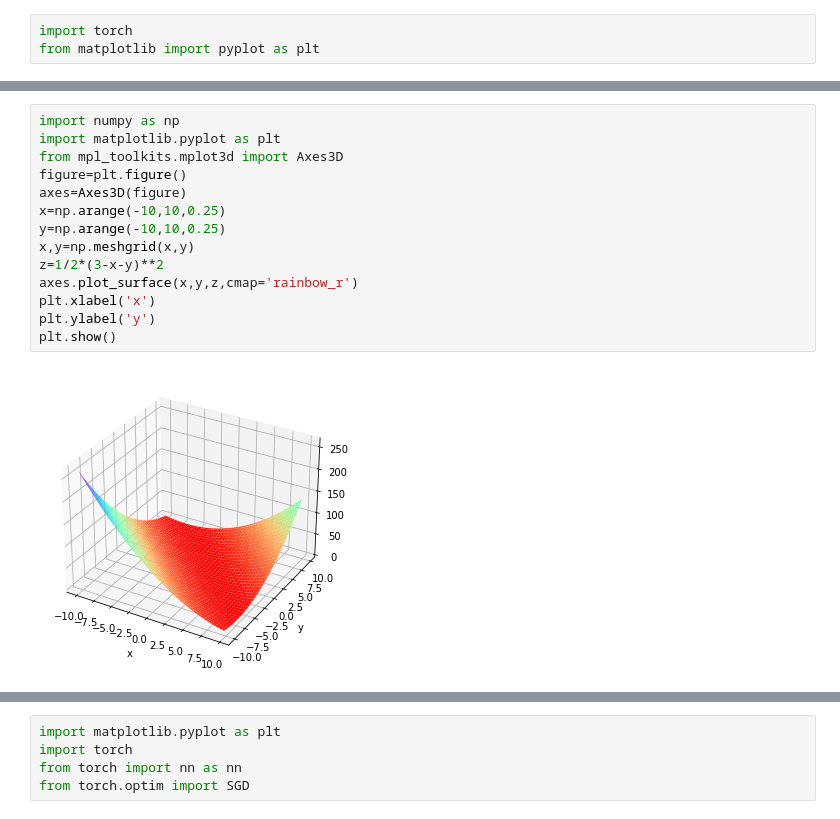
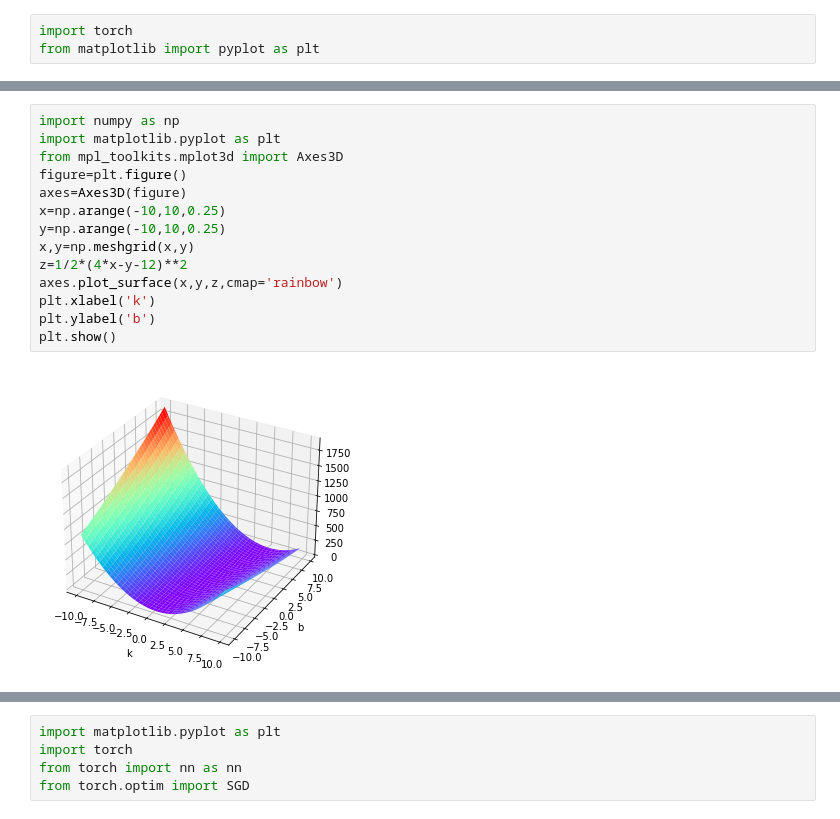
Before and after one commit to 3364fy/Python_Pro, a Jupyter notebook: 自然语言处理/pytorch基础/线性回归_.ipynb, the cells around one changed output, grey strips where cells are left out. Drawn from its saved outputs; the diff is of its cells as text.

```diff
--- a/自然语言处理/pytorch基础/线性回归_.ipynb
+++ b/自然语言处理/pytorch基础/线性回归_.ipynb
@@ -52,19 +58,19 @@ plt.show()
 # %%
 import numpy as np
 import matplotlib.pyplot as plt
 from mpl_toolkits.mplot3d import Axes3D
 figure=plt.figure()
 axes=Axes3D(figure)
 x=np.arange(-10,10,0.25)
 y=np.arange(-10,10,0.25)
 x,y=np.meshgrid(x,y)
-z=1/2*(3-x-y)**2
-axes.plot_surface(x,y,z,cmap='rainbow_r')
-plt.xlabel('x')
-plt.ylabel('y')
+z=1/2*(4*x-y-12)**2
+axes.plot_surface(x,y,z,cmap='rainbow')
+plt.xlabel('k')
+plt.ylabel('b')
 plt.show()
 # %% [output]
-[figure, old version]
+[figure, new version]
 # %%
 w=torch.rand([1,1],requires_grad=True)
 w
```
Also changed, not shown: parts of 19 cells of this notebook, 18 other files.
